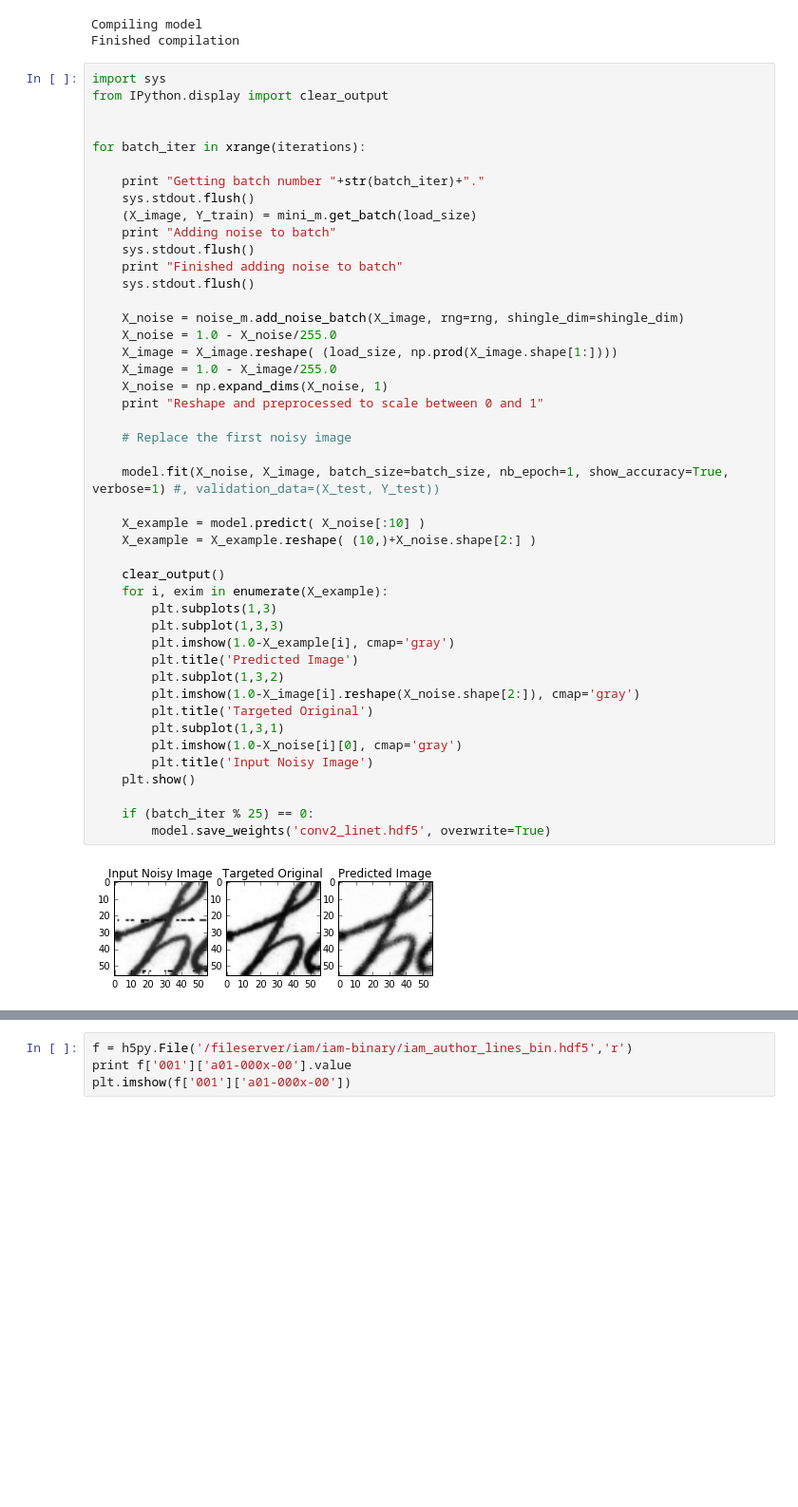
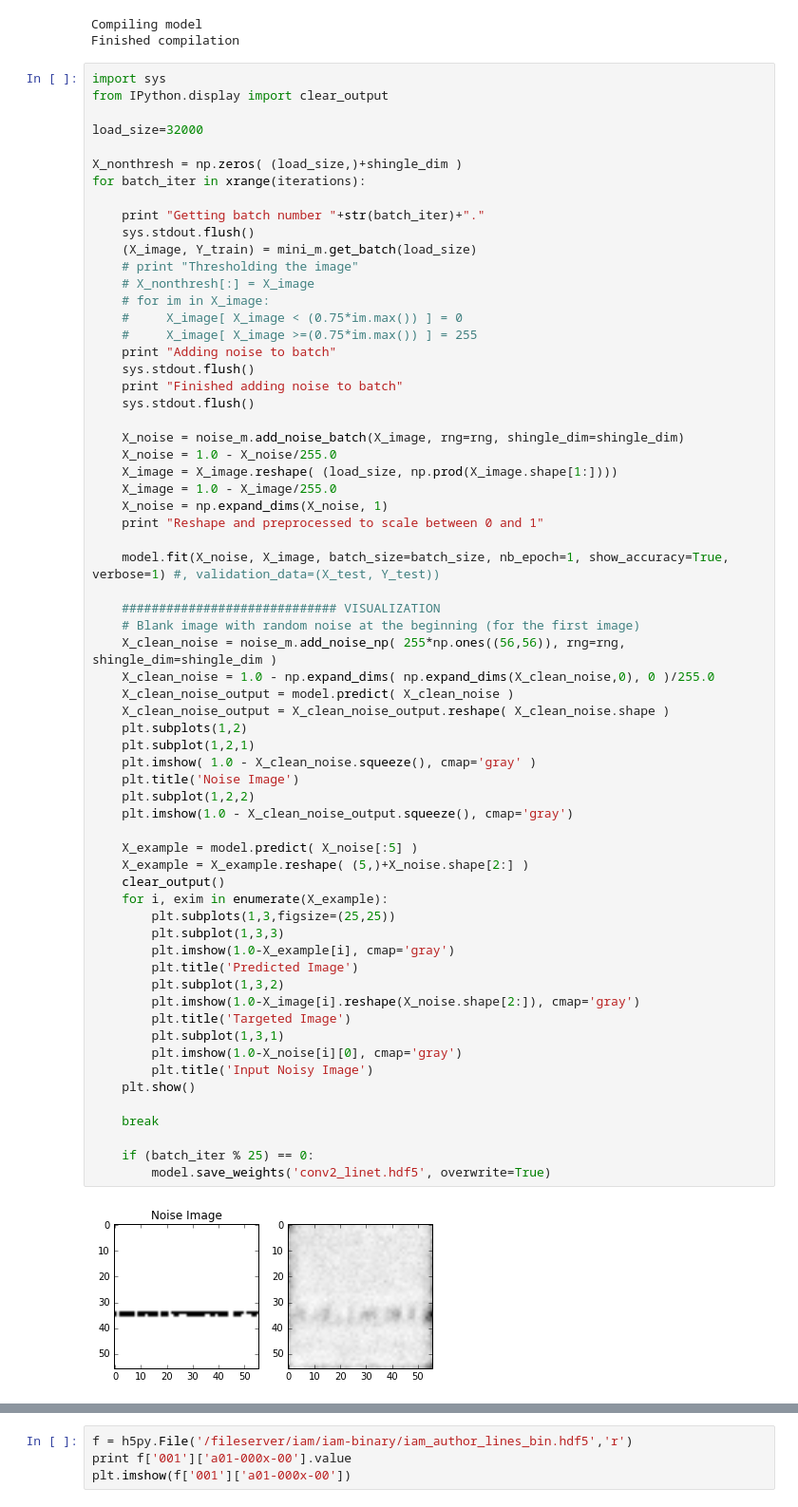
Before and after one commit to Lab41/d-script, a Jupyter notebook: autoencoder/linet.ipynb, the cells around one changed output, grey strips where cells are left out. Shown at 95% size. Saved outputs shown, nothing was run; the diff lists cells and outputs as text; blank space fills up the shorter version.

```diff
--- a/autoencoder/linet.ipynb
+++ b/autoencoder/linet.ipynb
@@ -115,46 +115,65 @@ Finished compilation
 import sys
 from IPython.display import clear_output
 
+load_size=32000
 
+X_nonthresh = np.zeros( (load_size,)+shingle_dim )
 for batch_iter in xrange(iterations):
 
     print "Getting batch number "+str(batch_iter)+"."
     sys.stdout.flush()
     (X_image, Y_train) = mini_m.get_batch(load_size)
+    # print "Thresholding the image"
+    # X_nonthresh[:] = X_image
+    # for im in X_image:
+    #     X_image[ X_image < (0.75*im.max()) ] = 0
+    #     X_image[ X_image >=(0.75*im.max()) ] = 255
     print "Adding noise to batch"
     sys.stdout.flush()
     print "Finished adding noise to batch"
     sys.stdout.flush()
 
     X_noise = noise_m.add_noise_batch(X_image, rng=rng, shingle_dim=shingle_dim)
     X_noise = 1.0 - X_noise/255.0
     X_image = X_image.reshape( (load_size, np.prod(X_image.shape[1:])))
     X_image = 1.0 - X_image/255.0
     X_noise = np.expand_dims(X_noise, 1)
     print "Reshape and preprocessed to scale between 0 and 1"
 
-    # Replace the first noisy image
-
     model.fit(X_noise, X_image, batch_size=batch_size, nb_epoch=1, show_accuracy=True, verbose=1) #, validation_data=(X_test, Y_test))
 
-    X_example = model.predict( X_noise[:10] )
-    X_example = X_example.reshape( (10,)+X_noise.shape[2:] )
+    ############################# VISUALIZATION
+    # Blank image with random noise at the beginning (for the first image)
+    X_clean_noise = noise_m.add_noise_np( 255*np.ones((56,56)), rng=rng, shingle_dim=shingle_dim )
+    X_clean_noise = 1.0 - np.expand_dims( np.expand_dims(X_clean_noise,0), 0 )/255.0
+    X_clean_noise_output = model.predict( X_clean_noise )
+    X_clean_noise_output = X_clean_noise_output.reshape( X_clean_noise.shape )
+    plt.subplots(1,2)
+    plt.subplot(1,2,1)
+    plt.imshow( 1.0 - X_clean_noise.squeeze(), cmap='gray' )
+    plt.title('Noise Image')
+    plt.subplot(1,2,2)
+    plt.imshow(1.0 - X_clean_noise_output.squeeze(), cmap='gray')
 
+    X_example = model.predict( X_noise[:5] )
+    X_example = X_example.reshape( (5,)+X_noise.shape[2:] )
     clear_output()
     for i, exim in enumerate(X_example):
-        plt.subplots(1,3)
+        plt.subplots(1,3,figsize=(25,25))
         plt.subplot(1,3,3)
         plt.imshow(1.0-X_example[i], cmap='gray')
         plt.title('Predicted Image')
         plt.subplot(1,3,2)
         plt.imshow(1.0-X_image[i].reshape(X_noise.shape[2:]), cmap='gray')
-        plt.title('Targeted Original')
+        plt.title('Targeted Image')
         plt.subplot(1,3,1)
         plt.imshow(1.0-X_noise[i][0], cmap='gray')
         plt.title('Input Noisy Image')
     plt.show()
 
+    break
+
     if (batch_iter % 25) == 0:
         model.save_weights('conv2_linet.hdf5', overwrite=True)
 # %% [output]
-[figure, old version]
+[figure, new version]
```
Also changed, not shown: parts of 2 cells of this notebook, 4 other files.
